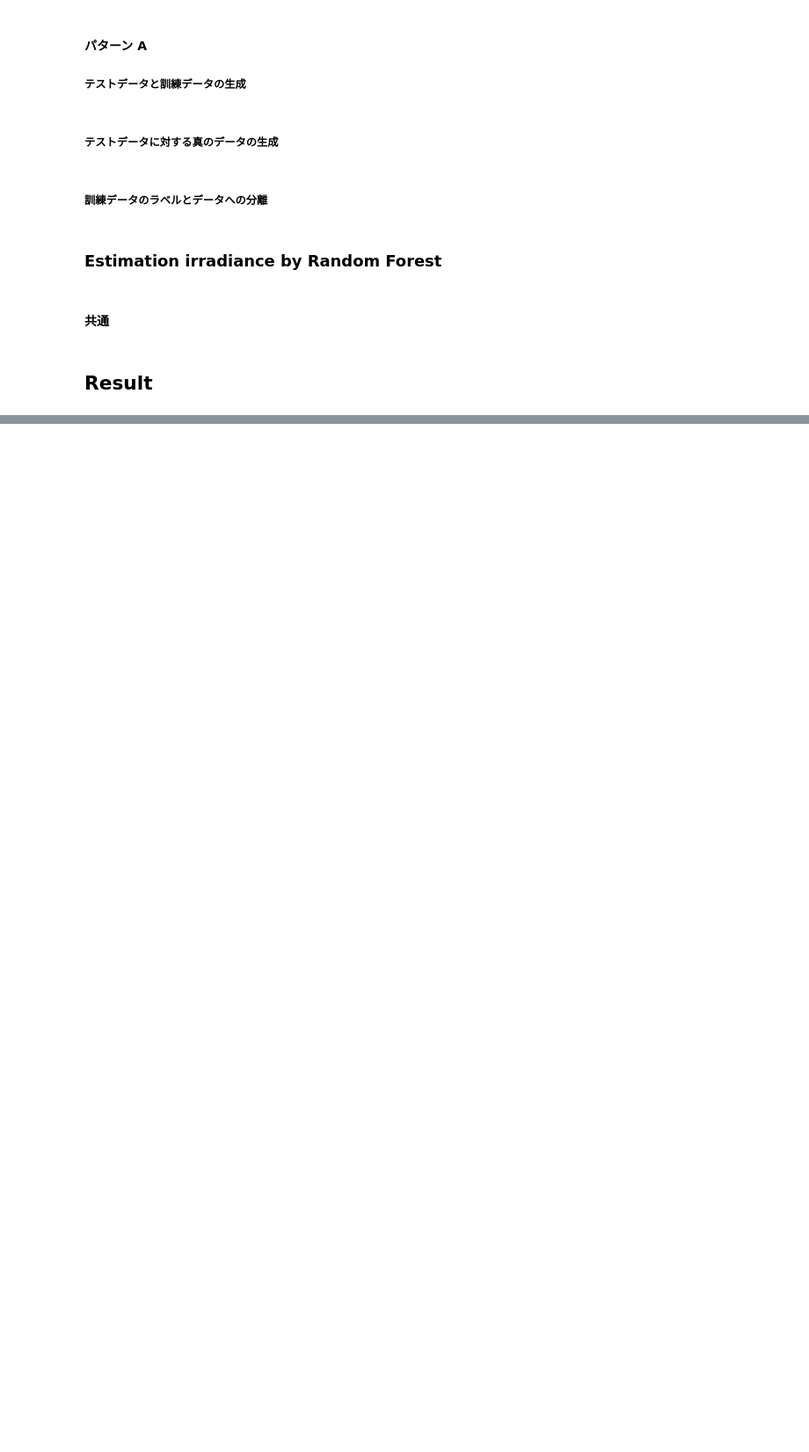
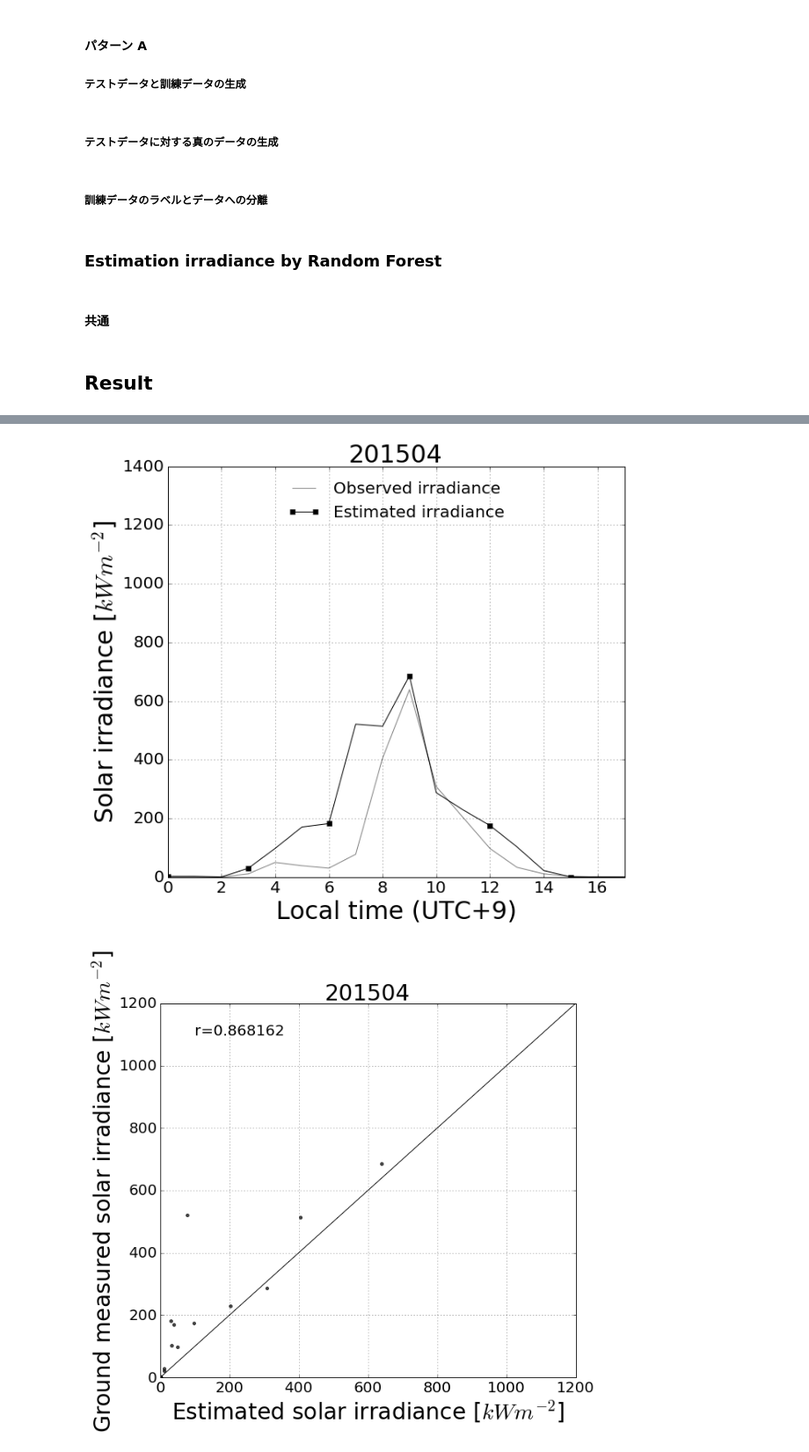
Before and after one commit to mizunototori/RF_example, a Jupyter notebook: FREA_RF.ipynb, the cells around one changed output, grey strips where cells are left out. Shown at 88% size. Drawn from its saved outputs; the diff is of its cells as text; code cells hidden in the pictures; blank space fills up the shorter version.

```diff
--- a/FREA_RF.ipynb
+++ b/FREA_RF.ipynb
@@ -236,0 +347,36 @@ for i in range(0,len(test_idx)):
+# %%
+point_name = 'Naha'
+stlfile = 'data/April/'+point_name+'/satellite/'
+grmfile = 'data/April/'+point_name+'/ground_measure/'
+files=[grmfile+'ts_H.txt',grmfile+'ts_extH.txt',stlfile+'ts_rhop_B01.txt',stlfile+'ts_rhop_B02.txt',stlfile+'ts_rhop_B03.txt',stlfile+'ts_rhop_B04.txt',stlfile+'ts_rhop_B05.txt', stlfile+'ts_rhop_B06.txt', stlfile+'ts_rhop_B07.txt', stlfile+'ts_rhop_B08.txt', stlfile+'ts_rhop_B09.txt', stlfile+'ts_rhop_B10.txt',stlfile+'ts_rhop_B11.txt',stlfile+'ts_rhop_B12.txt',stlfile+'ts_rhop_B13.txt',stlfile+'ts_rhop_B14.txt',stlfile+'ts_rhop_B15.txt',stlfile+'ts_rhop_B16.txt']
+# load files
+data = [np.loadtxt(f,delimiter="\t", skiprows=1, dtype={'names':('Time','Value'),'formats':('S18','f8')}) for f in files]
+# add time column
+data = [ d['Value'] for d in data ]
+
+time_data = [dt.strptime(str(d)[3:20], '%d-%b-%Y %H:%M') for d in data2[0]['Time']]
+#data.append(np.transpose([d.month for d in time_data]))
+data.append(np.transpose([d.day for d in time_data]))
+data.append(np.transpose([d.hour for d in time_data]))
+data.append(np.transpose([d.minute for d in time_data]))
+from_idx = 40;
+DATA_NUM = len(data)
+#data = data[2500:40000]
+test_idx=[[425, 447], [233, 255], [209, 231], [257, 279]]
+N = DATA_NUM
+dataset = [];
+for i in range(0,len(test_idx)):
+    ti = test_idx[i]
+    [train_data, train_label, test_data, true_data] = create_traindata(data, ti, N, from_idx)
+    dict = {'train_data': train_data, 'train_label': train_label, 'test_data':test_data, 'true_data': true_data}
+    dataset.append(dict)
+# %%
+for i in range(0,len(test_idx)):
+    dataset[i].update({'estimated':model.predict(np.transpose(dataset[i]['test_data']))})
+# %%
+for i in range(0,len(test_idx)):
+    comp_plot( dataset[i]['true_data'] , dataset[i]['estimated'], '201504')
+    comp_scatter(dataset[i]['true_data'], dataset[i]['estimated'], '201504')
+# %% [output]
+[figure, added]
+[figure, added]
```
Also changed, not shown: parts of 16 cells of this notebook, 57 other files.
